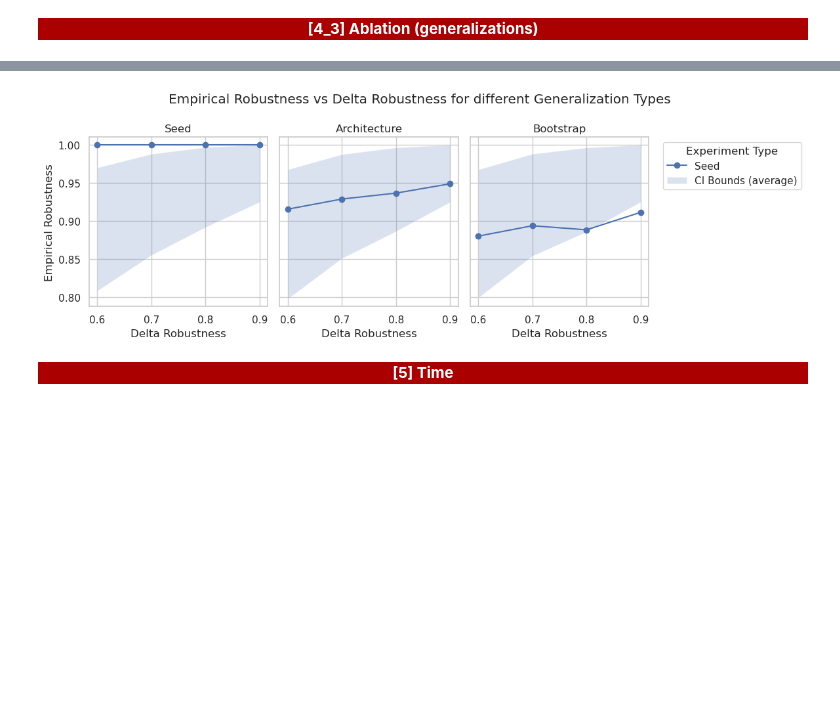
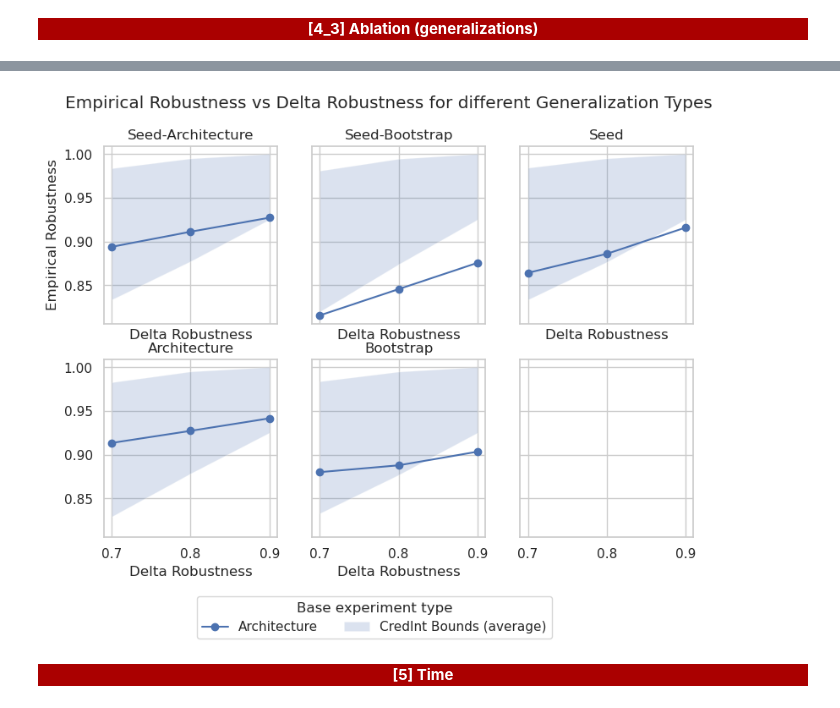
Before and after one commit to istepka/betarce, a Jupyter notebook: exp_vis.ipynb, the cells around one changed output, grey strips where cells are left out. Drawn from its saved outputs; the diff is of its cells as text; code cells hidden in the pictures; blank space fills up the shorter version.

```diff
--- a/exp_vis.ipynb
+++ b/exp_vis.ipynb
@@ -46,8 +46,8 @@ def process_results(results_path: str, ext: str = 'feather'):
 
                     # Temporary fix for the experiment type
                     # ----------------------------
-                    exp_types = list(filter(lambda x: 'seed' not in x.lower(), df['experiment_type'].unique()))
-                    df = df[df['experiment_type'].isin(exp_types)]
+                    # exp_types = list(filter(lambda x: 'seed' not in x.lower(), df['experiment_type'].unique()))
+                    # df = df[df['experiment_type'].isin(exp_types)]
                     # ----------------------------
 
                     results_list.append(df)
@@ -57,6 +57,8 @@ def process_results(results_path: str, ext: str = 'feather'):
     return raw_df
 # %%
 raw_df = process_results(results_path)
+# %%
+raw_df = raw_df.dropna()
 # %%
 raw_df.head(3)
 # %% [output]
@@ -233,7 +235,7 @@ plt.savefig(f'{images_dir}/1_robustness_vs_ci_lower_bound.png', dpi=300, bbox_in
 # row: dataset
 # col: experiment type
 
-_tmp_df = nn_df.copy()
+_tmp_df = nn_gs_df.copy()
 method='GrowingSpheres'
 
 datasets = _tmp_df['dataset_name'].unique()
@@ -967,0 +968,20 @@ plt.savefig(f'{images_dir}/4_2_empirical_robustness_vs_k_mlps.png', dpi=300, bbo
+# %%
+fig, axes = plt.subplots(figsize=(6, 4))
+
+k_raw_df['lb-ub'] = k_raw_df['upper_bound_beta'] - k_raw_df['lower_bound_beta']
+
+sns.pointplot(data=k_raw_df,
+                x='k_mlps_in_B',
+                y='lb-ub',
+                hue='delta_robustness',
+                palette='tab10',
+                ax=axes
+)
+
+plt.legend(title='Delta Robustness', bbox_to_anchor=(0.95, -0.2), ncol=5)
+plt.title('Average Credit Interval Width vs K estimators')
+plt.xlabel('K estimators')
+plt.ylabel('Average Credit Interval Width')
+plt.tight_layout()
+
+plt.savefig(f'{images_dir}/4_2_ci_width_vs_k_mlps.png', dpi=300, bbox_inches='tight')
@@ -1092,42 +1112,43 @@ Name: experiment_type, dtype: int64
 generalizations = gen_raw_df['experiment_generalization_type'].unique()
 experiments = gen_raw_df['experiment_type'].unique()
 
-fig, axes = plt.subplots(ncols=len(generalizations), figsize=(12, 4), sharex=True, sharey=True)
-
+cols = len(generalizations) // 2 + 1
+fig, axes = plt.subplots(ncols=cols, nrows=2, figsize=(9, 6), sharex=True, sharey=True)
+axes = axes.flatten()
 for i, gen in enumerate(generalizations):
     for j, experiment in enumerate(experiments):
         tmp_gen_df = gen_raw_df.copy()
         tmp_gen_df = tmp_gen_df[(tmp_gen_df['experiment_type'] == experiment) & (tmp_gen_df['experiment_generalization_type'] == gen)]
 
         lbs = tmp_gen_df['lower_bound_beta']
         ubs = tmp_gen_df['upper_bound_beta']
 
         tmp_grp = tmp_gen_df.groupby('delta_robustness')['robust_counterfactual_validity_model2'].mean()
 
         axes[i].plot(tmp_grp.index, tmp_grp, marker='o', linestyle='-', label=experiment)
 
         tmp_grp_lower = tmp_gen_df.groupby('delta_robustness')['lower_bound_beta'].mean()
         tmp_grp_upper = tmp_gen_df.groupby('delta_robustness')['upper_bound_beta'].mean()
 
-        axes[i].fill_between(tmp_grp.index, tmp_grp_lower, tmp_grp_upper, alpha=0.2, label='CI Bounds (average)')
+        axes[i].fill_between(tmp_grp.index, tmp_grp_lower, tmp_grp_upper, alpha=0.2, label='CredInt Bounds (average)')
 
         axes[i].set_title(gen)
         axes[i].set_xlabel('Delta Robustness')
 
         if i == 0:
             axes[i].set_ylabel('Empirical Robustness')
 
-        if i == len(generalizations) - 1:
-            axes[i].legend(title='Experiment Type', bbox_to_anchor=(1.05, 1), loc='upper left')
+        if i == 3:
+            axes[i].legend(title='Base experiment type', loc='upper left', ncol=2, bbox_to_anchor=(0.5, -0.3))
 
 
 plt.suptitle('Empirical Robustness vs Delta Robustness for different Generalization Types')
 
-plt.tight_layout()
+# plt.tight_layout()
 
 plt.savefig(f'{images_dir}/4_3_empirical_robustness_vs_delta_generalization.png', dpi=300, bbox_inches='tight')
 # %% [output]
-[figure, old version]
+[figure, new version]
 # %% [markdown]
 <div style="background-color: #AA0000; color: white; text-align: center; font-weight: bold">[5] Time</div>
 # %%
```
Also changed, not shown: parts of 17 cells of this notebook, 4 other files.
